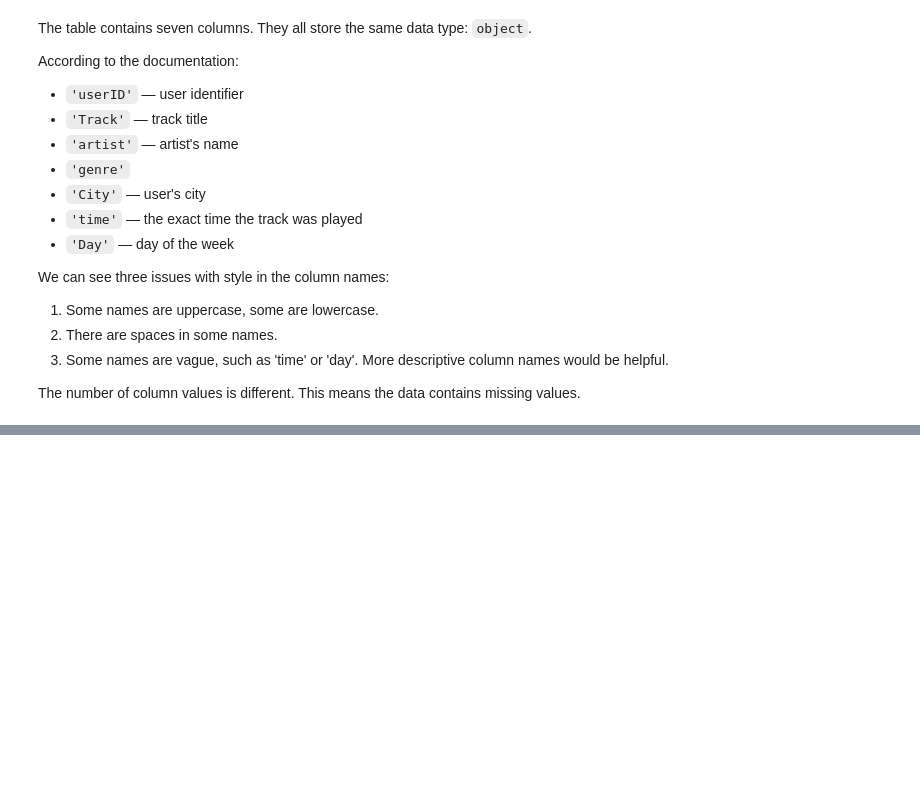
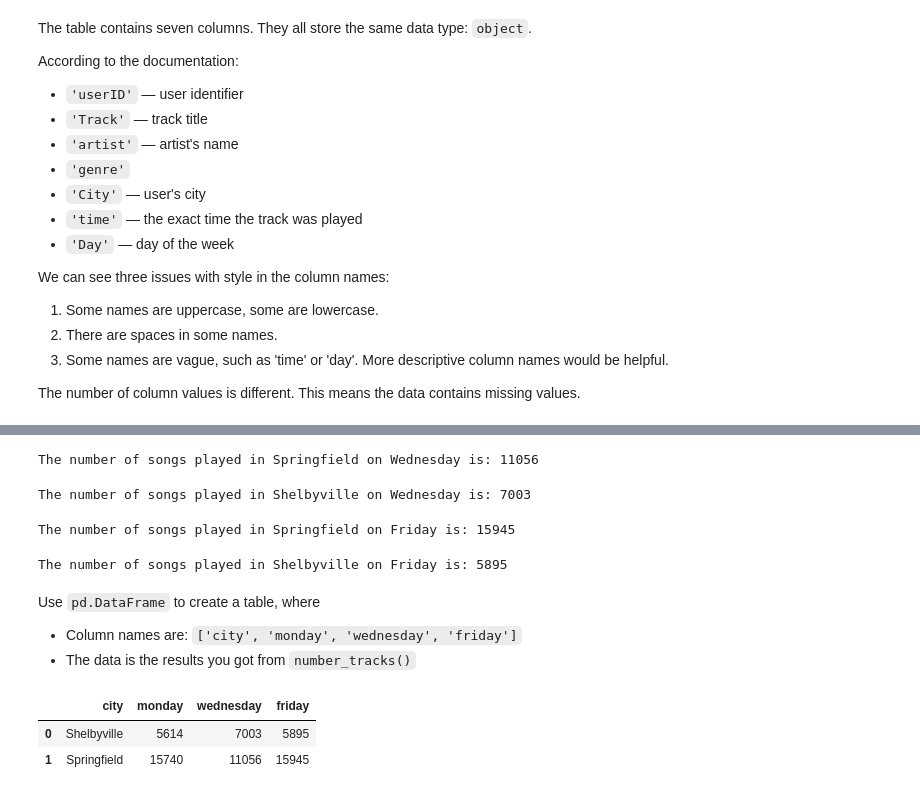
Before and after one commit to dojugoo/S1-music-preference-analysis, a Jupyter notebook: analysis.ipynb, the cells around one changed output, grey strips where cells are left out. Drawn from its saved outputs; the diff is of its cells as text; code cells hidden in the pictures; blank space fills up the shorter version.

```diff
--- a/analysis.ipynb
+++ b/analysis.ipynb
@@ -121,0 +427,37 @@ To move forward, we need to preprocess the data.
+# %%
+# the number of songs played in Springfield on Wednesday
+wednesday_springfield = number_tracks('Wednesday', 'Springfield')
+# %% [output]
+The number of songs played in Springfield on Wednesday is: 11056
+# %%
+# the number of songs played in Shelbyville on Wednesday
+wednesday_shelbyville = number_tracks('Wednesday', 'Shelbyville')
+# %% [output]
+The number of songs played in Shelbyville on Wednesday is: 7003
+# %%
+# the number of songs played in Springfield on Friday
+friday_springfield = number_tracks('Friday', 'Springfield')
+# %% [output]
+The number of songs played in Springfield on Friday is: 15945
+# %%
+# the number of songs played in Shelbyville on Friday
+friday_shelbyville = number_tracks('Friday', 'Shelbyville')
+# %% [output]
+The number of songs played in Shelbyville on Friday is: 5895
+# %% [markdown]
+Use `pd.DataFrame` to create a table, where
+* Column names are: `['city', 'monday', 'wednesday', 'friday']`
+* The data is the results you got from `number_tracks()`
+# %%
+# table with results
+songs_data = [
+    ['Shelbyville', monday_shelbyville, wednesday_shelbyville, friday_shelbyville],
+    ['Springfield', monday_springfield, wednesday_springfield, friday_springfield]
+]
+songs_columns = ['city', 'monday', 'wednesday', 'friday']
+
+pd.DataFrame(data = songs_data, columns = songs_columns)
+# %% [output]
+|  | city | monday | wednesday | friday |
+| 0 | Shelbyville | 5614 | 7003 | 5895 |
+| 1 | Springfield | 15740 | 11056 | 15945 |
```
Also changed, not shown: parts of 71 cells of this notebook.
